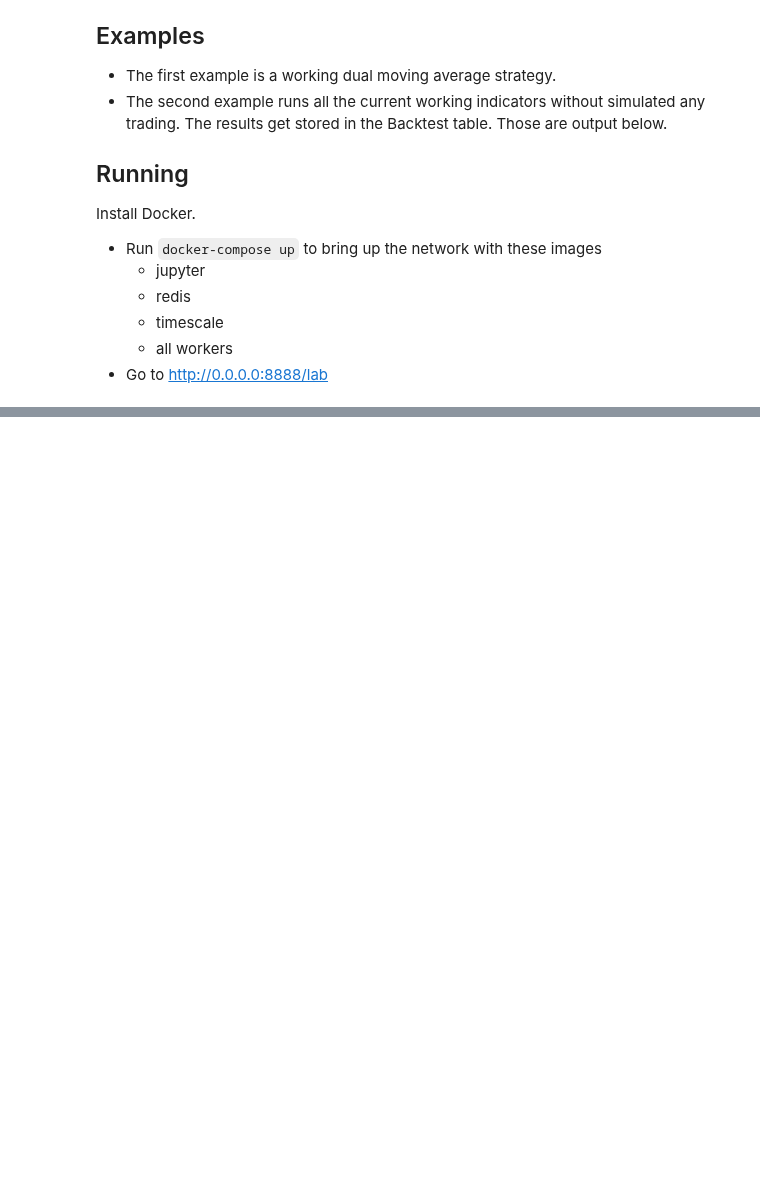
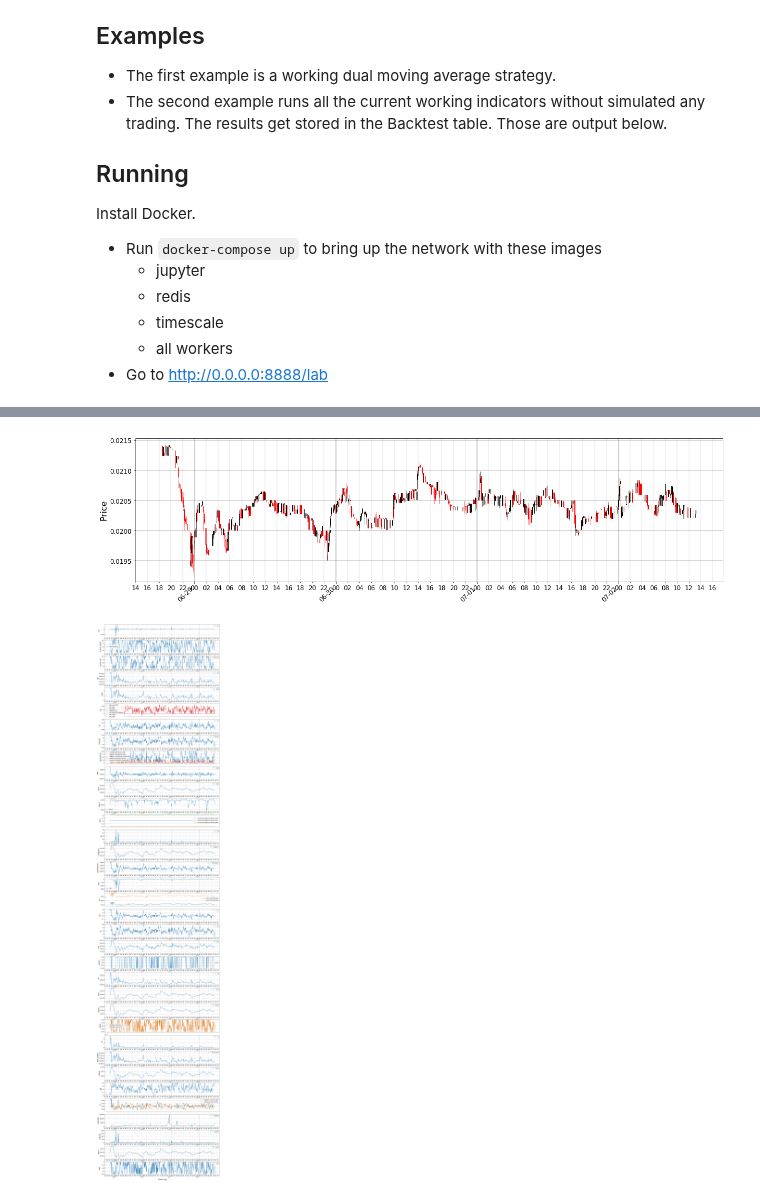
Before and after one commit to eristoddle/KryptoBot, a Jupyter notebook: notebooks/t2_strategies.ipynb, the cells around one changed output, grey strips where cells are left out. Saved outputs shown, nothing was run; the diff lists cells and outputs as text; code cells hidden in the pictures; blank space fills up the shorter version.

```diff
--- a/notebooks/t2_strategies.ipynb
+++ b/notebooks/t2_strategies.ipynb
@@ -143,3 +144,17 @@ manager.show_indicator_charts(run_key)
+# %%
+from os import getcwd
+from kryptobot.portfolio.manager import Manager
+
+config = getcwd() + '/config.json'
+manager = Manager(config=config)
+%matplotlib inline
+
+run_key = 'e2bd99eb-e6c1-42bb-8ac2-0ae69452d715'
+manager.show_candle_chart(run_key)
+manager.show_indicator_charts(run_key)
+# %% [output]
+[figure, added]
+[figure, added]
 # %%
 import talib
 help(talib.APO)
```
Also changed, not shown: parts of 4 cells of this notebook, 2 other files.
